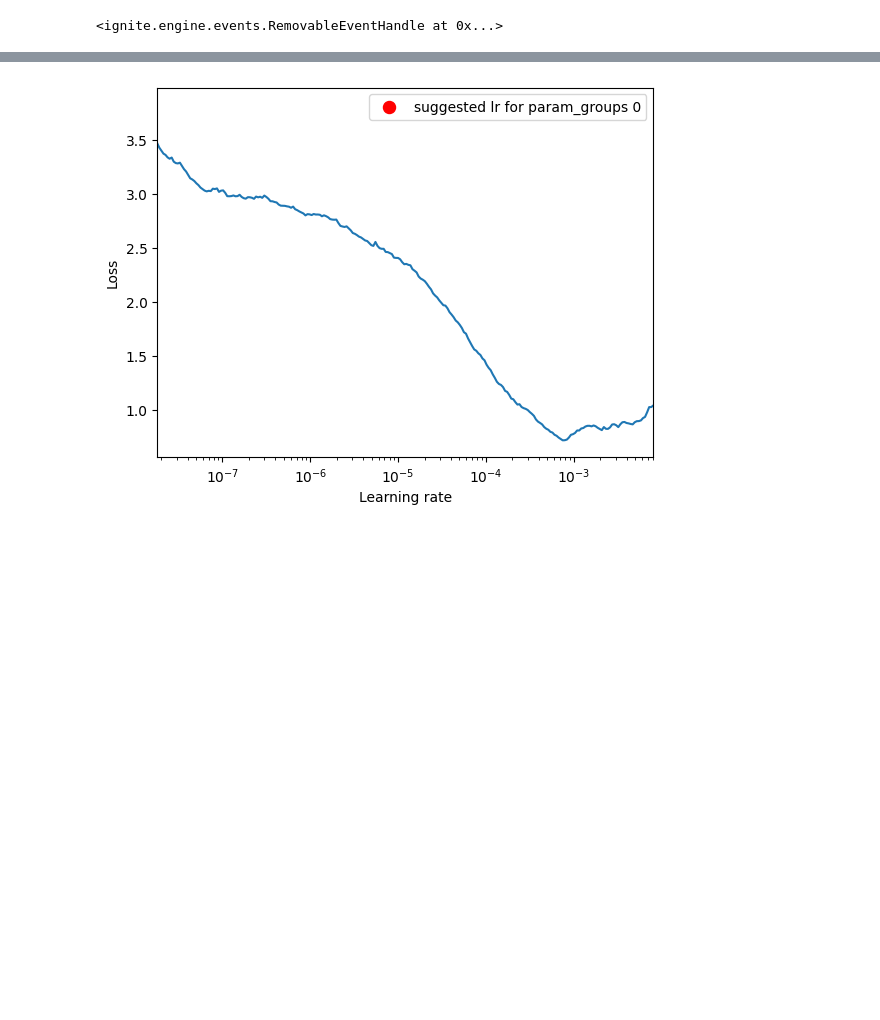
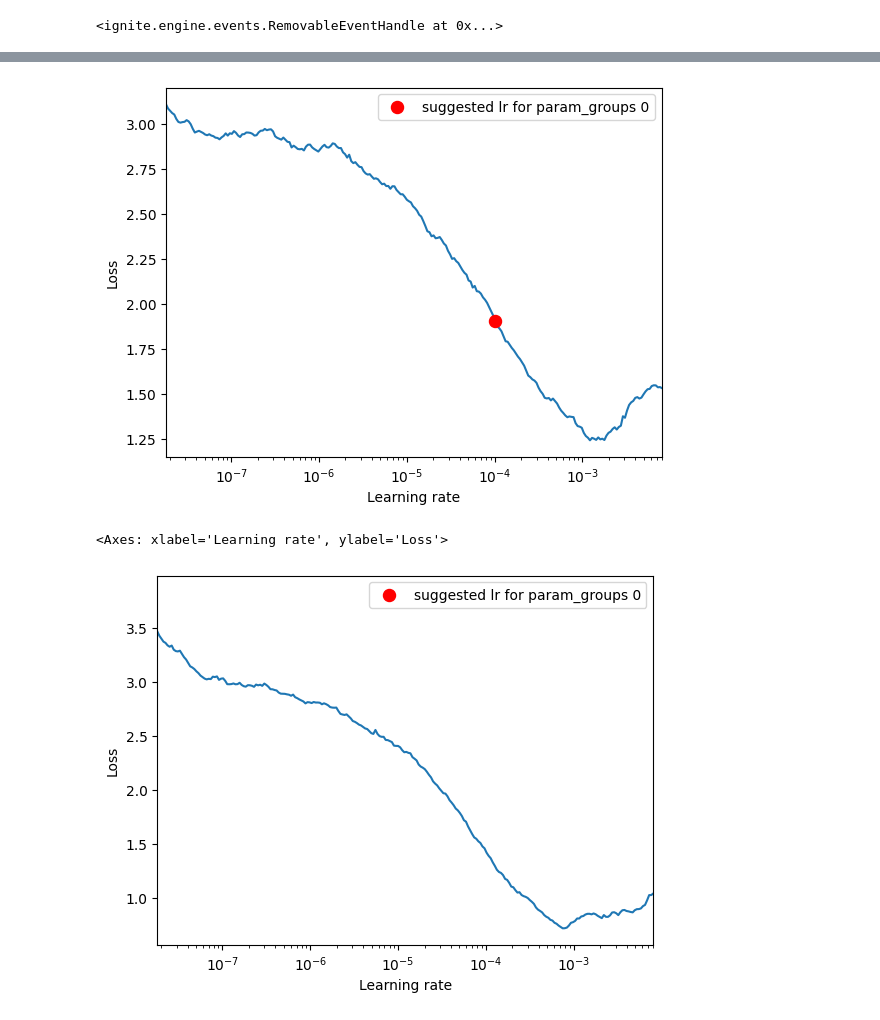
Before and after one commit to danoneata/me-vgs, a Jupyter notebook: find-lr.ipynb, the cells around one changed output, grey strips where cells are left out. Drawn from its saved outputs; the diff is of its cells as text; code cells hidden in the pictures; blank space fills up the shorter version.

```diff
--- a/find-lr.ipynb
+++ b/find-lr.ipynb
@@ -112,3 +118,9 @@ train ·    1 /  257 · loss: 1.426
+# %%
+# config: 23
+lr_finder.plot()
+# %% [output]
+[figure, added]
+<Axes: xlabel='Learning rate', ylabel='Loss'>
 # %%
 # config: 22
 lr_finder.plot()
```
Also changed, not shown: parts of 6 cells of this notebook.
